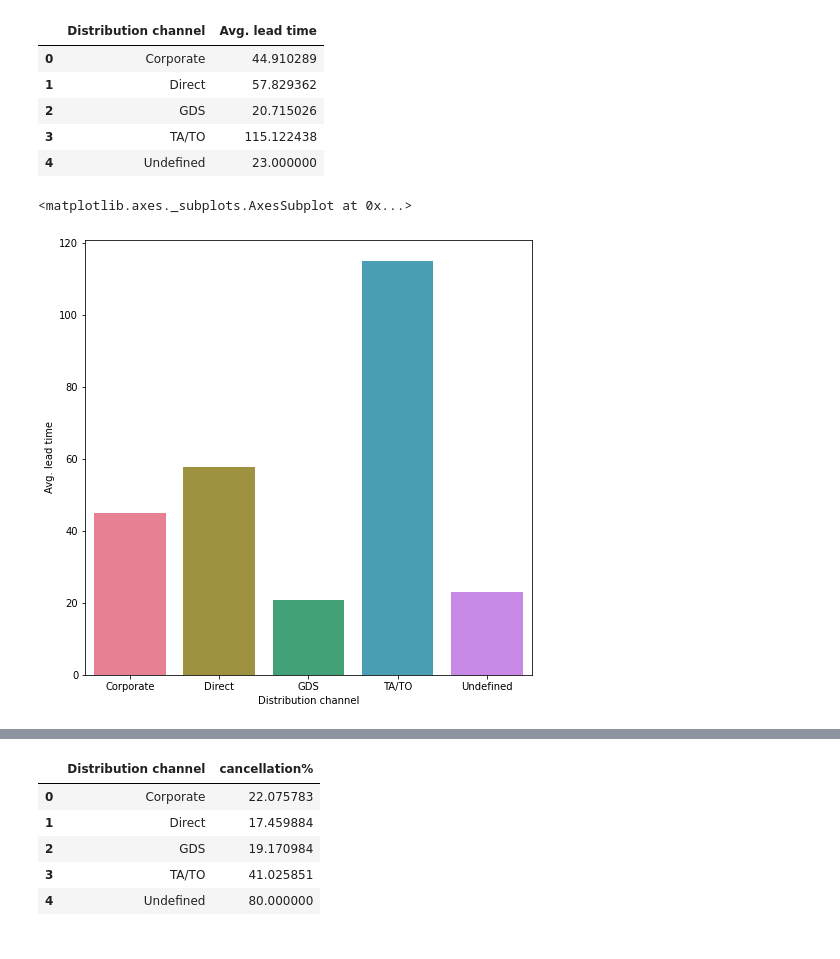
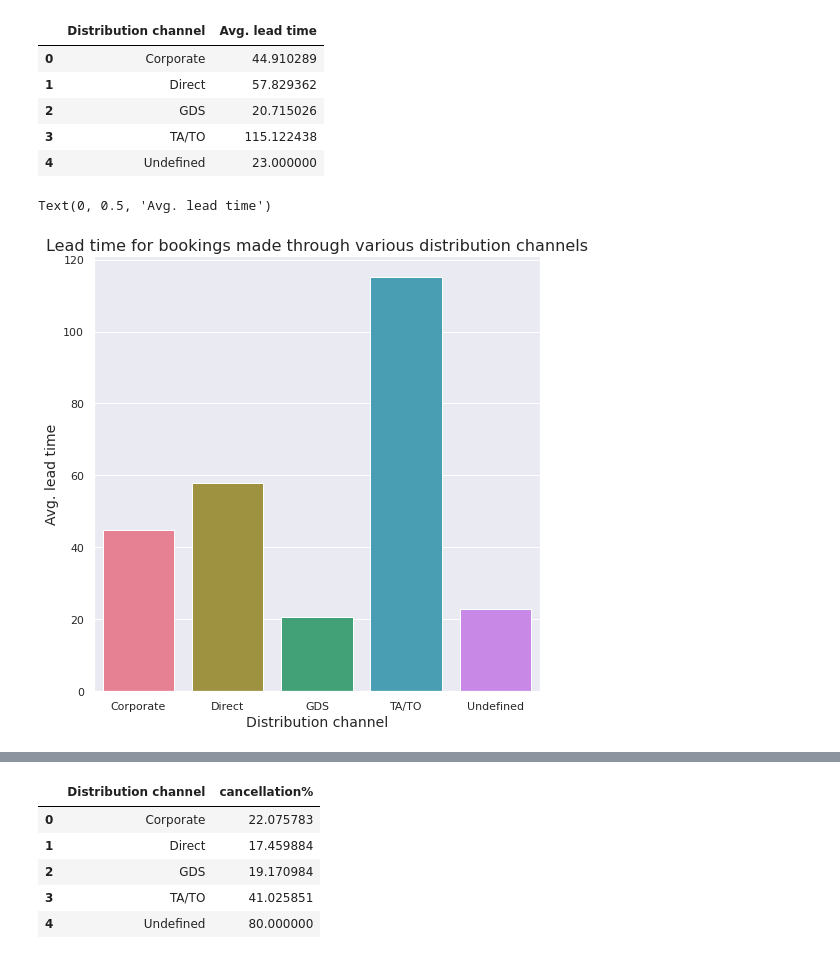
Before and after one commit to rinkeshdas01/Hotel_Booking_Analysis, a Jupyter notebook: Copy_of_Hotel_Booking_Analysis_Capstone_Project.ipynb, the cells around one changed output, grey strips where cells are left out. Drawn from its saved outputs; the diff is of its cells as text; code cells hidden in the pictures.

```diff
--- a/Copy_of_Hotel_Booking_Analysis_Capstone_Project.ipynb
+++ b/Copy_of_Hotel_Booking_Analysis_Capstone_Project.ipynb
@@ -419,12 +420,12 @@ Text(0, 0.5, 'No. of bookings')
 # %%
 #Piechart for the number of bookings per month
-plt.rcParams['figure.figsize']=8,8
+plt.rcParams['figure.figsize']=9,9
 labels=df['arrival_date_month'].value_counts().index.tolist()
 values=df['arrival_date_month'].value_counts().tolist()
 colors=['red','green']
 plt.title('No. of bookings per month', fontsize=20)
 
-plt.pie(values,labels=labels,colors=colors,autopct='%1.1f%%',startangle=90)
+plt.pie(values,labels=labels,colors=colors,autopct='%1.1f%%',startangle=90,textprops={'fontsize':13})
 # %% [output]
 ([<matplotlib.patches.Wedge at 0x...>,
   <matplotlib.patches.Wedge at 0x...>,
@@ -500,6 +501,6 @@ df8
 # %%
 #plot the graph of hotels and their adr
-plt.rcParams['figure.figsize']=11,8
+plt.rcParams['figure.figsize']=12,8
 sns.barplot(x='Month',y='Mean ADR',hue='Hotel',data=df8,order=['January','February','March','April','May','June','July','August','September','October','November','December'])
 # %% [output]
 <matplotlib.axes._subplots.AxesSubplot at 0x...>
@@ -531,0 +536,6 @@ sns.lineplot(x='arrival_date_month',y='adr',data=df,color='green')
+# %%
+plt.rcParams['figure.figsize']=12,8
+sns.lineplot(x='arrival_date_month',y='adr',data=df,hue='hotel')
+plt.title('ADR for hotels in a year', fontsize=16)
+plt.xlabel('Month', fontsize=14)
+plt.ylabel('ADR', fontsize=14)
@@ -550,0 +615,7 @@ sns.barplot(x='Hotel',y='Average no. of nights',data=df_total_nights,palette='hu
+# %%
+#plotting a graph for Average ADR for different durations of stay
+plt.rcParams['figure.figsize']=12,8
+sns.barplot(x='Total nights',y='Average ADR',data=df_tn_adr1)
+plt.title('ADR for different durations of stay', fontsize=16)
+plt.xlabel('Total nights spent', fontsize=14)
+plt.ylabel('Average ADR', fontsize=14)
@@ -599,10 +679,13 @@ df_lead_time
 # %%
 #plotting a graph between distribution channel and average lead time
 plt.rcParams['figure.figsize']=8,8
 sns.barplot(x='Distribution channel',y='Avg. lead time', data=df_lead_time,palette='husl')
+plt.title('Lead time for bookings made through various distribution channels', fontsize=16)
+plt.xlabel('Distribution channel', fontsize=14)
+plt.ylabel('Avg. lead time', fontsize=14)
 # %% [output]
-<matplotlib.axes._subplots.AxesSubplot at 0x...>
+Text(0, 0.5, 'Avg. lead time')
-[figure, old version]
+[figure, new version]
 # %%
 df_dc_adr=df.groupby(['hotel','distribution_channel'],as_index=False)['adr'].mean()
 df_dc_adr.columns=['Hotel','Distribution channel','Avg. ADR']
```
Also changed, not shown: parts of 31 cells of this notebook.
